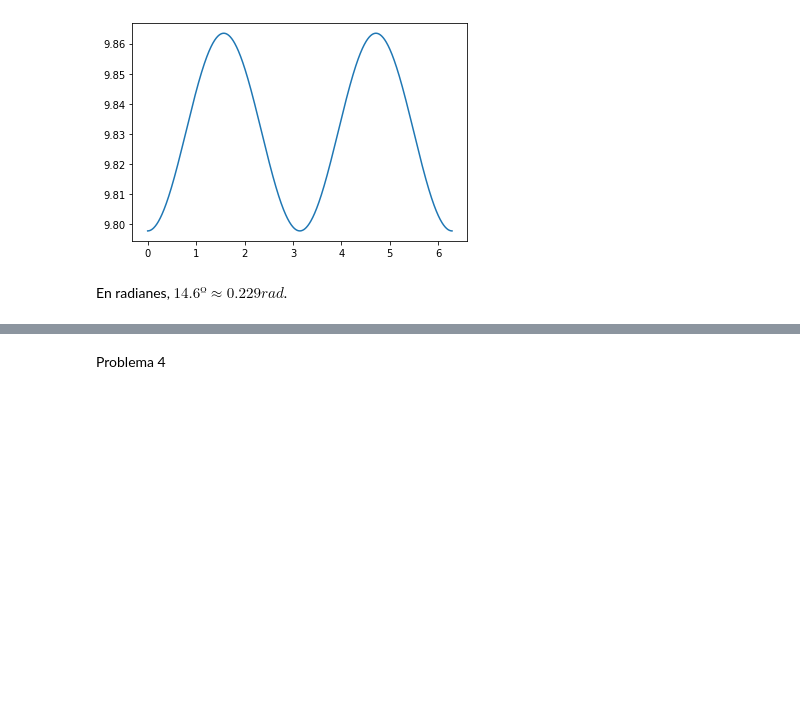
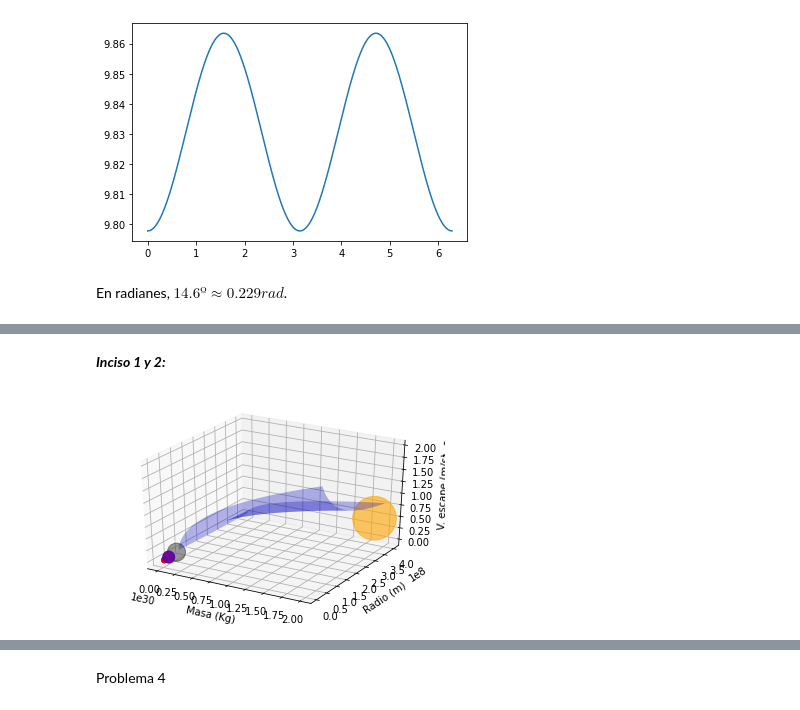
Before and after one commit to RudiksChess/AstronomiaParcial2, a Jupyter notebook: AstronomíaParcial2.ipynb, the cells around one changed output, grey strips where cells are left out. Drawn from its saved outputs; the diff is of its cells as text; code cells hidden in the pictures; blank space fills up the shorter version.

```diff
--- a/AstronomíaParcial2.ipynb
+++ b/AstronomíaParcial2.ipynb
@@ -267,0 +256,2 @@ a-b
+# %% [markdown]
+***Inciso 1 y 2:***
@@ -267,0 +299,22 @@ a-b
+# %%
+#Se declaran los intervalos x/y que recorrerá la función.
+x = np.linspace(0.002E30, 2E30, 1000, endpoint=True)
+y = np.linspace(0.7E8, 4E8, 1000, endpoint=True)
+
+x, y = np.meshgrid(x, y)
+
+
+fig = plt.figure()
+ax = fig.gca(projection='3d')
+#Se declaran los planetas y su velocidades en la superficie
+ax.scatter(masa, radios, velocidades,s=s,c=colors, marker='o')
+#Se grafica la superficie completa de velocidades de escape
+ax.plot_surface(x, y, np.sqrt((2 * G * x) / y), color='blue', alpha=0.3)
+
+ax.set_xlabel('Masa (Kg)')
+ax.set_ylabel('Radio (m)')
+ax.set_zlabel('V. escape (m/s)')
+
+plt.show()
+# %% [output]
+[figure, added]
```
Also changed, not shown: parts of 16 cells of this notebook.
